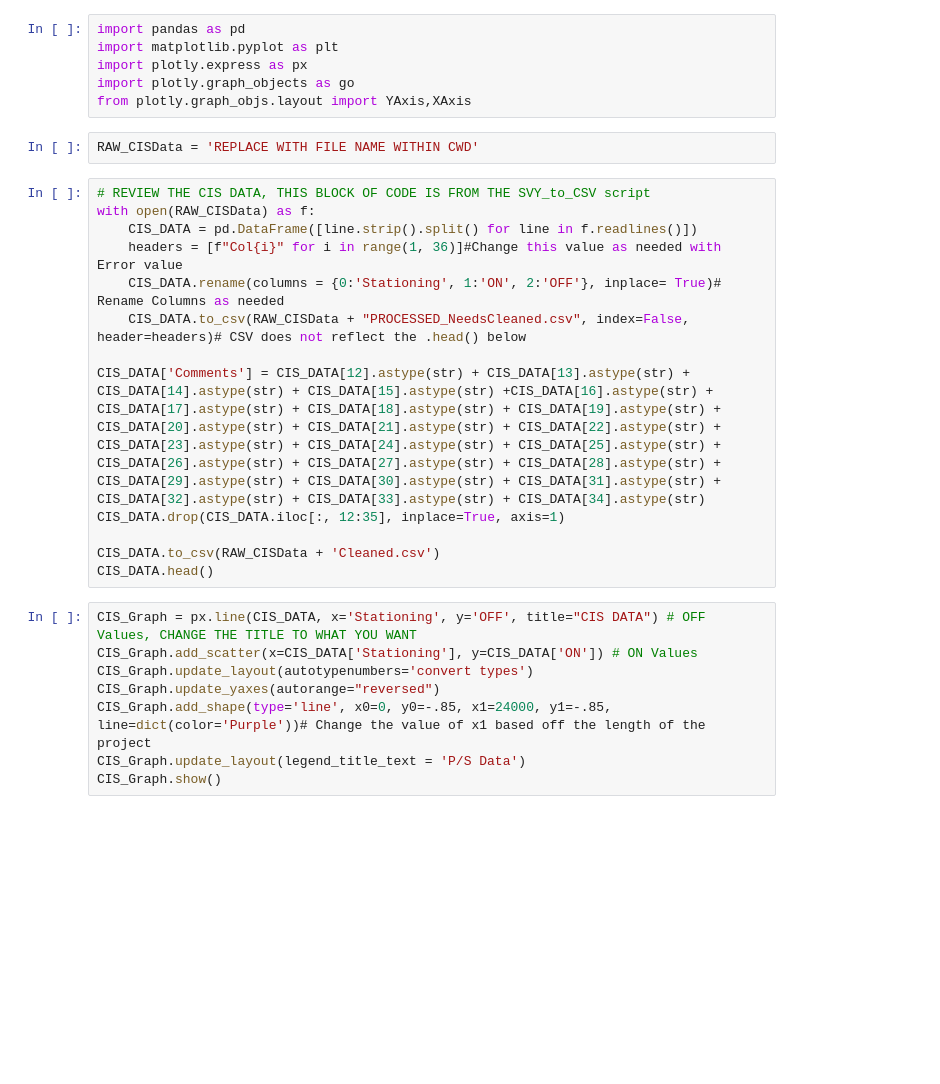
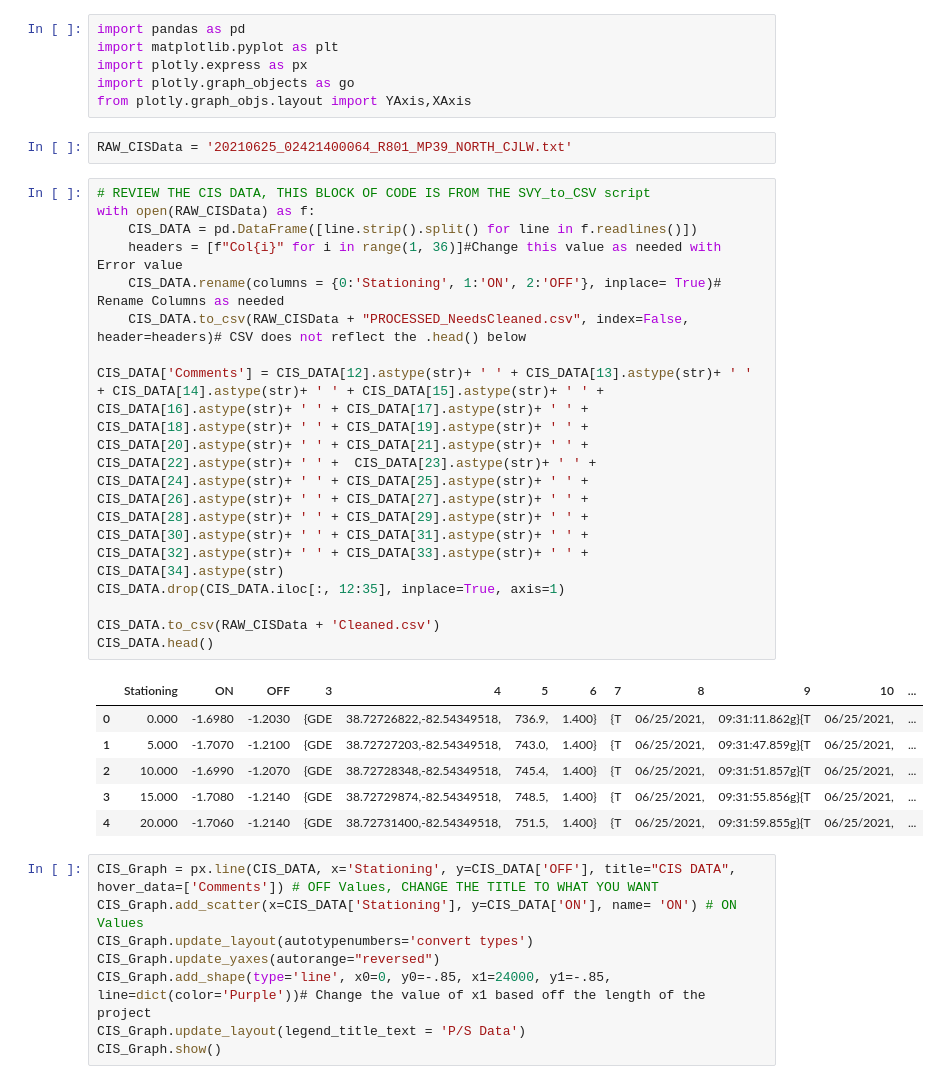
Before and after one commit to Cwrightstone/CIS-Grapher, a Jupyter notebook: CIS GRAPHER.ipynb, the cells around one changed output. Saved outputs shown, nothing was run; the diff lists cells and outputs as text; blank space fills up the shorter version.

```diff
--- a/CIS GRAPHER.ipynb
+++ b/CIS GRAPHER.ipynb
@@ -10,24 +12,31 @@ import matplotlib.pyplot as plt
 import plotly.express as px
 import plotly.graph_objects as go
 from plotly.graph_objs.layout import YAxis,XAxis
-# %%
-RAW_CISData = 'REPLACE WITH FILE NAME WITHIN CWD'
+# %%
+RAW_CISData = '20210625_02421400064_R801_MP39_NORTH_CJLW.txt'
 # %%
 # REVIEW THE CIS DATA, THIS BLOCK OF CODE IS FROM THE SVY_to_CSV script
 with open(RAW_CISData) as f:
     CIS_DATA = pd.DataFrame([line.strip().split() for line in f.readlines()])
     headers = [f"Col{i}" for i in range(1, 36)]#Change this value as needed with Error value
     CIS_DATA.rename(columns = {0:'Stationing', 1:'ON', 2:'OFF'}, inplace= True)# Rename Columns as needed
     CIS_DATA.to_csv(RAW_CISData + "PROCESSED_NeedsCleaned.csv", index=False, header=headers)# CSV does not reflect the .head() below
 
-CIS_DATA['Comments'] = CIS_DATA[12].astype(str) + CIS_DATA[13].astype(str) + CIS_DATA[14].astype(str) + CIS_DATA[15].astype(str) +CIS_DATA[16].astype(str) + CIS_DATA[17].astype(str) + CIS_DATA[18].astype(str) + CIS_DATA[19].astype(str) + CIS_DATA[20].astype(str) + CIS_DATA[21].astype(str) + CIS_DATA[22].astype(str) + CIS_DATA[23].astype(str) + CIS_DATA[24].astype(str) + CIS_DATA[25].astype(str) + CIS_DATA[26].astype(str) + CIS_DATA[27].astype(str) + CIS_DATA[28].astype(str) + CIS_DATA[29].astype(str) + CIS_DATA[30].astype(str) + CIS_DATA[31].astype(str) + CIS_DATA[32].astype(str) + CIS_DATA[33].astype(str) + CIS_DATA[34].astype(str)
+CIS_DATA['Comments'] = CIS_DATA[12].astype(str)+ ' ' + CIS_DATA[13].astype(str)+ ' ' + CIS_DATA[14].astype(str)+ ' ' + CIS_DATA[15].astype(str)+ ' ' + CIS_DATA[16].astype(str)+ ' ' + CIS_DATA[17].astype(str)+ ' ' + CIS_DATA[18].astype(str)+ ' ' + CIS_DATA[19].astype(str)+ ' ' + CIS_DATA[20].astype(str)+ ' ' + CIS_DATA[21].astype(str)+ ' ' + CIS_DATA[22].astype(str)+ ' ' +  CIS_DATA[23].astype(str)+ ' ' + CIS_DATA[24].astype(str)+ ' ' + CIS_DATA[25].astype(str)+ ' ' + CIS_DATA[26].astype(str)+ ' ' + CIS_DATA[27].astype(str)+ ' ' + CIS_DATA[28].astype(str)+ ' ' + CIS_DATA[29].astype(str)+ ' ' + CIS_DATA[30].astype(str)+ ' ' + CIS_DATA[31].astype(str)+ ' ' + CIS_DATA[32].astype(str)+ ' ' + CIS_DATA[33].astype(str)+ ' ' + CIS_DATA[34].astype(str)
 CIS_DATA.drop(CIS_DATA.iloc[:, 12:35], inplace=True, axis=1)
 
 CIS_DATA.to_csv(RAW_CISData + 'Cleaned.csv')
 CIS_DATA.head()
+# %% [output]
+|  | Stationing | ON | OFF | 3 | 4 | 5 | 6 | 7 | 8 | 9 | 10 | ... |
+| 0 | 0.000 | -1.6980 | -1.2030 | {GDE | 38.72726822,-82.54349518, | 736.9, | 1.400} | {T | 06/25/2021, | 09:31:11.862g}{T | 06/25/2021, | ... |
+| 1 | 5.000 | -1.7070 | -1.2100 | {GDE | 38.72727203,-82.54349518, | 743.0, | 1.400} | {T | 06/25/2021, | 09:31:47.859g}{T | 06/25/2021, | ... |
+| 2 | 10.000 | -1.6990 | -1.2070 | {GDE | 38.72728348,-82.54349518, | 745.4, | 1.400} | {T | 06/25/2021, | 09:31:51.857g}{T | 06/25/2021, | ... |
+| 3 | 15.000 | -1.7080 | -1.2140 | {GDE | 38.72729874,-82.54349518, | 748.5, | 1.400} | {T | 06/25/2021, | 09:31:55.856g}{T | 06/25/2021, | ... |
+| 4 | 20.000 | -1.7060 | -1.2140 | {GDE | 38.72731400,-82.54349518, | 751.5, | 1.400} | {T | 06/25/2021, | 09:31:59.855g}{T | 06/25/2021, | ... |
 # %%
-CIS_Graph = px.line(CIS_DATA, x='Stationing', y='OFF', title="CIS DATA") # OFF Values, CHANGE THE TITLE TO WHAT YOU WANT
-CIS_Graph.add_scatter(x=CIS_DATA['Stationing'], y=CIS_DATA['ON']) # ON Values
+CIS_Graph = px.line(CIS_DATA, x='Stationing', y=CIS_DATA['OFF'], title="CIS DATA", hover_data=['Comments']) # OFF Values, CHANGE THE TITLE TO WHAT YOU WANT
+CIS_Graph.add_scatter(x=CIS_DATA['Stationing'], y=CIS_DATA['ON'], name= 'ON') # ON Values
 CIS_Graph.update_layout(autotypenumbers='convert types')
 CIS_Graph.update_yaxes(autorange="reversed")
 CIS_Graph.add_shape(type='line', x0=0, y0=-.85, x1=24000, y1=-.85, line=dict(color='Purple'))# Change the value of x1 based off the length of the project
```
Also changed, not shown: parts of 1 cell of this notebook.
